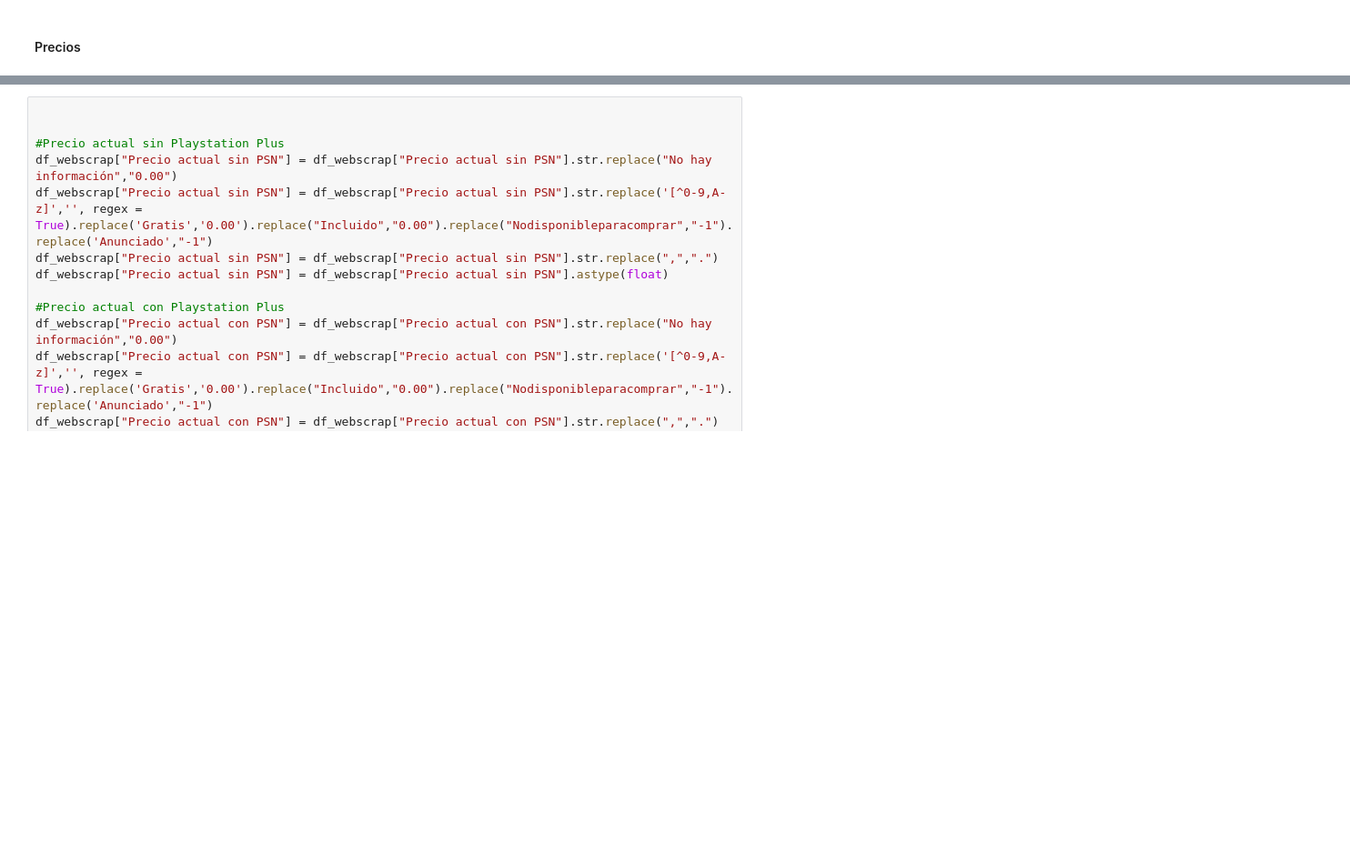
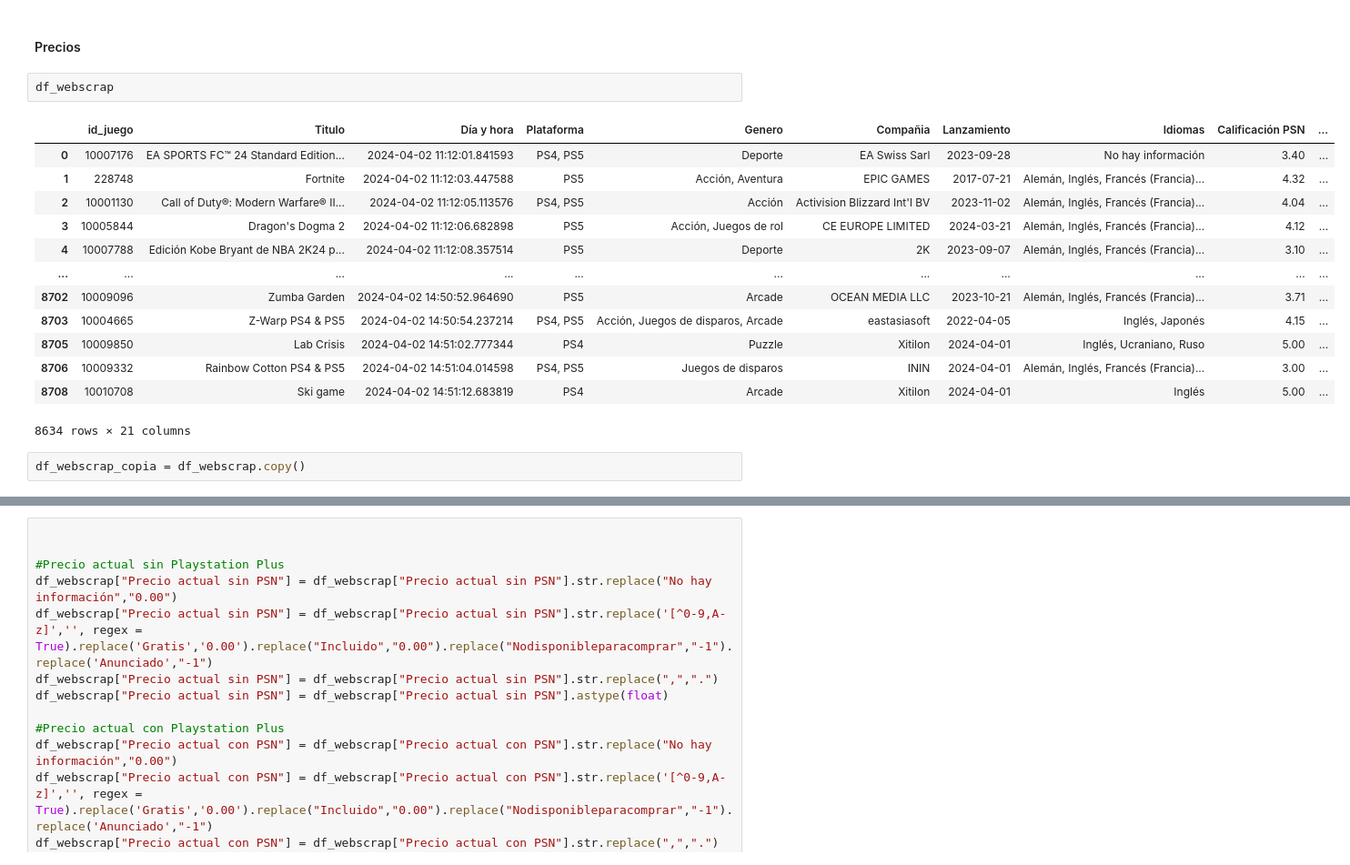
Before and after one commit to svalencia-romero/GamePriceTracker, a Jupyter notebook: notebooks/Limpieza_df_es.ipynb, the cells around one changed output, grey strips where cells are left out. Shown at 91% size. Saved outputs shown, nothing was run; the diff lists cells and outputs as text; blank space fills up the shorter version.

```diff
--- a/notebooks/Limpieza_df_es.ipynb
+++ b/notebooks/Limpieza_df_es.ipynb
@@ -484,3 +527,21 @@ Dejamos en modo numérico las calificaciones.
 ---
 # %% [markdown]
 #### Precios
+# %%
+df_webscrap
+# %% [output]
+|  | id_juego | Titulo | Día y hora | Plataforma | Genero | Compañia | Lanzamiento | Idiomas | Calificación PSN | ... |
+| 0 | 10007176 | EA SPORTS FC™ 24 Standard Edition... | 2024-04-02 11:12:01.841593 | PS4, PS5 | Deporte | EA Swiss Sarl | 2023-09-28 | No hay información | 3.40 | ... |
+| 1 | 228748 | Fortnite | 2024-04-02 11:12:03.447588 | PS5 | Acción, Aventura | EPIC GAMES | 2017-07-21 | Alemán, Inglés, Francés (Francia)... | 4.32 | ... |
+| 2 | 10001130 | Call of Duty®: Modern Warfare® II... | 2024-04-02 11:12:05.113576 | PS4, PS5 | Acción | Activision Blizzard Int'l BV | 2023-11-02 | Alemán, Inglés, Francés (Francia)... | 4.04 | ... |
+| 3 | 10005844 | Dragon's Dogma 2 | 2024-04-02 11:12:06.682898 | PS5 | Acción, Juegos de rol | CE EUROPE LIMITED | 2024-03-21 | Alemán, Inglés, Francés (Francia)... | 4.12 | ... |
+| 4 | 10007788 | Edición Kobe Bryant de NBA 2K24 p... | 2024-04-02 11:12:08.357514 | PS5 | Deporte | 2K | 2023-09-07 | Alemán, Inglés, Francés (Francia)... | 3.10 | ... |
+| ... | ... | ... | ... | ... | ... | ... | ... | ... | ... | ... |
+| 8702 | 10009096 | Zumba Garden | 2024-04-02 14:50:52.964690 | PS5 | Arcade | OCEAN MEDIA LLC | 2023-10-21 | Alemán, Inglés, Francés (Francia)... | 3.71 | ... |
+| 8703 | 10004665 | Z-Warp PS4 & PS5 | 2024-04-02 14:50:54.237214 | PS4, PS5 | Acción, Juegos de disparos, Arcade | eastasiasoft | 2022-04-05 | Inglés, Japonés | 4.15 | ... |
+| 8705 | 10009850 | Lab Crisis | 2024-04-02 14:51:02.777344 | PS4 | Puzzle | Xitilon | 2024-04-01 | Inglés, Ucraniano, Ruso | 5.00 | ... |
+| 8706 | 10009332 | Rainbow Cotton PS4 & PS5 | 2024-04-02 14:51:04.014598 | PS4, PS5 | Juegos de disparos | ININ | 2024-04-01 | Alemán, Inglés, Francés (Francia)... | 3.00 | ... |
+| 8708 | 10010708 | Ski game | 2024-04-02 14:51:12.683819 | PS4 | Arcade | Xitilon | 2024-04-01 | Inglés | 5.00 | ... |
+8634 rows × 21 columns
+# %%
+df_webscrap_copia = df_webscrap.copy()
```
Also changed, not shown: parts of 67 cells of this notebook, 2 other files.
